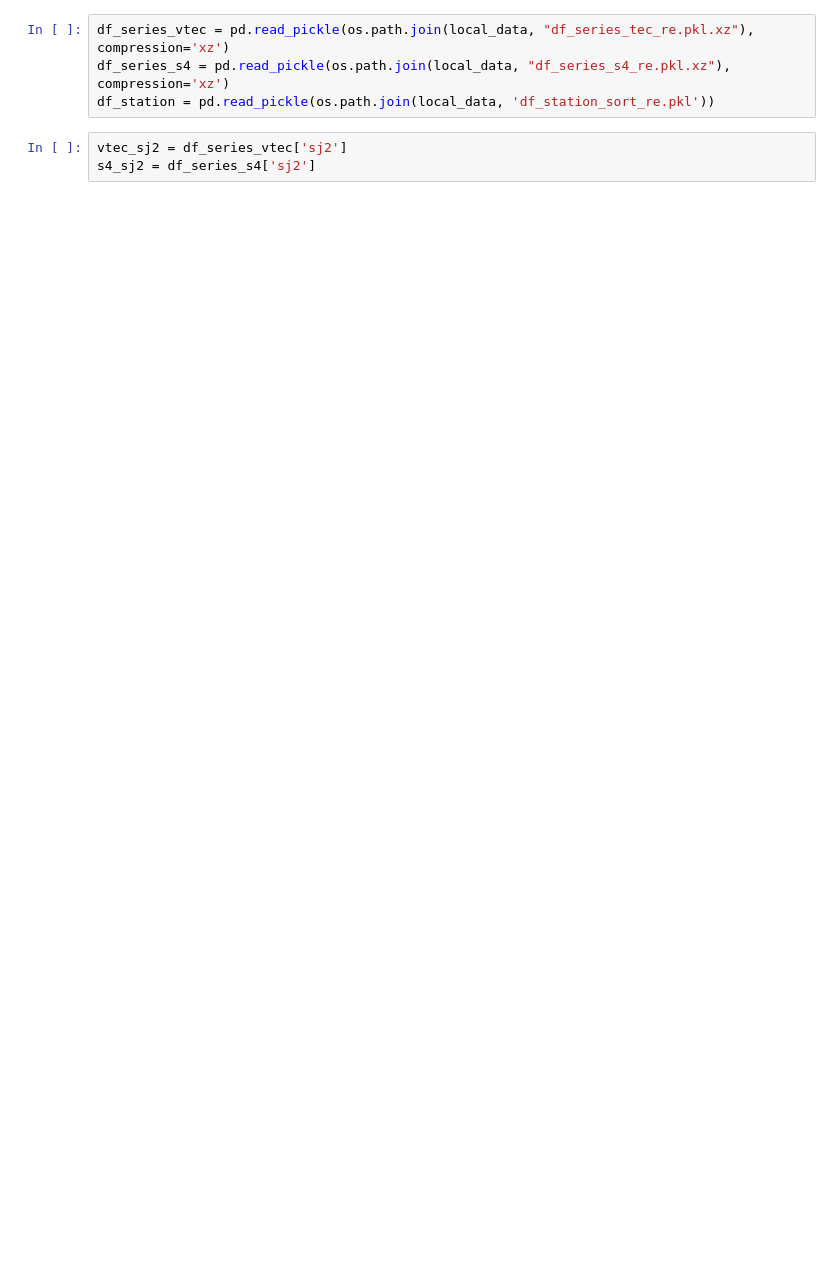
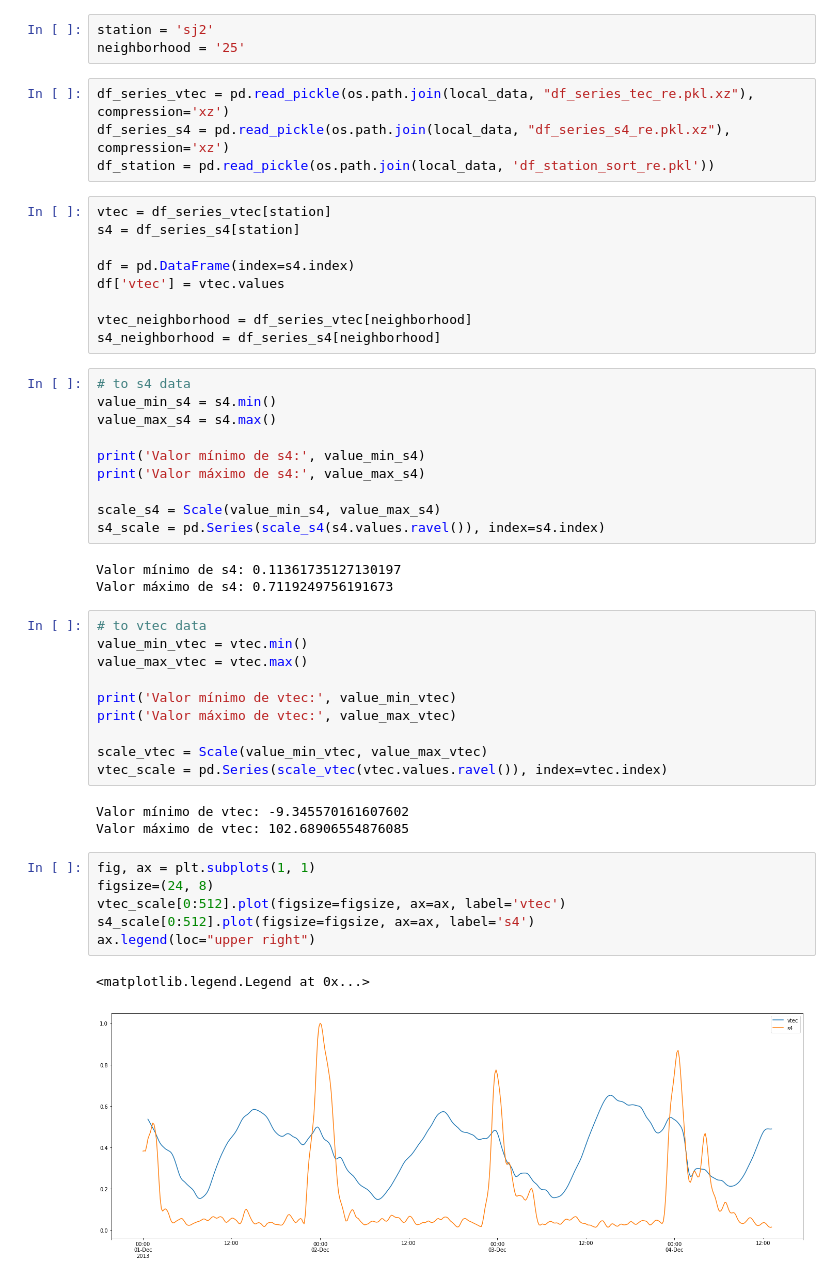
Before and after one commit to retiarus/correlation_vtec_s4, a Jupyter notebook: 06_analise_sj2.ipynb, the cells around one changed output. Drawn from its saved outputs; the diff is of its cells as text; blank space fills up the shorter version.

```diff
--- a/06_analise_sj2.ipynb
+++ b/06_analise_sj2.ipynb
@@ -16,10 +28,54 @@ from utils import Scale
 
 %matplotlib inline
 warnings.filterwarnings('ignore')
+# %%
+station = 'sj2'
+neighborhood = '25'
 # %%
 df_series_vtec = pd.read_pickle(os.path.join(local_data, "df_series_tec_re.pkl.xz"), compression='xz')
 df_series_s4 = pd.read_pickle(os.path.join(local_data, "df_series_s4_re.pkl.xz"), compression='xz')
 df_station = pd.read_pickle(os.path.join(local_data, 'df_station_sort_re.pkl'))
-# %%
-vtec_sj2 = df_series_vtec['sj2']
-s4_sj2 = df_series_s4['sj2']
+# %%
+vtec = df_series_vtec[station]
+s4 = df_series_s4[station]
+
+df = pd.DataFrame(index=s4.index)
+df['vtec'] = vtec.values
+
+vtec_neighborhood = df_series_vtec[neighborhood]
+s4_neighborhood = df_series_s4[neighborhood]
+# %%
+# to s4 data
+value_min_s4 = s4.min()
+value_max_s4 = s4.max()
+
+print('Valor mínimo de s4:', value_min_s4)
+print('Valor máximo de s4:', value_max_s4)
+
+scale_s4 = Scale(value_min_s4, value_max_s4)
+s4_scale = pd.Series(scale_s4(s4.values.ravel()), index=s4.index)
+# %% [output]
+Valor mínimo de s4: 0.11361735127130197
+Valor máximo de s4: 0.7119249756191673
+# %%
+# to vtec data
+value_min_vtec = vtec.min()
+value_max_vtec = vtec.max()
+
+print('Valor mínimo de vtec:', value_min_vtec)
+print('Valor máximo de vtec:', value_max_vtec)
+
+scale_vtec = Scale(value_min_vtec, value_max_vtec)
+vtec_scale = pd.Series(scale_vtec(vtec.values.ravel()), index=vtec.index)
+# %% [output]
+Valor mínimo de vtec: -9.345570161607602
+Valor máximo de vtec: 102.68906554876085
+# %%
+fig, ax = plt.subplots(1, 1)
+figsize=(24, 8)
+vtec_scale[0:512].plot(figsize=figsize, ax=ax, label='vtec')
+s4_scale[0:512].plot(figsize=figsize, ax=ax, label='s4')
+ax.legend(loc="upper right")
+# %% [output]
+<matplotlib.legend.Legend at 0x...>
+[figure, added]
```
Also changed, not shown: parts of 26 cells of this notebook.
